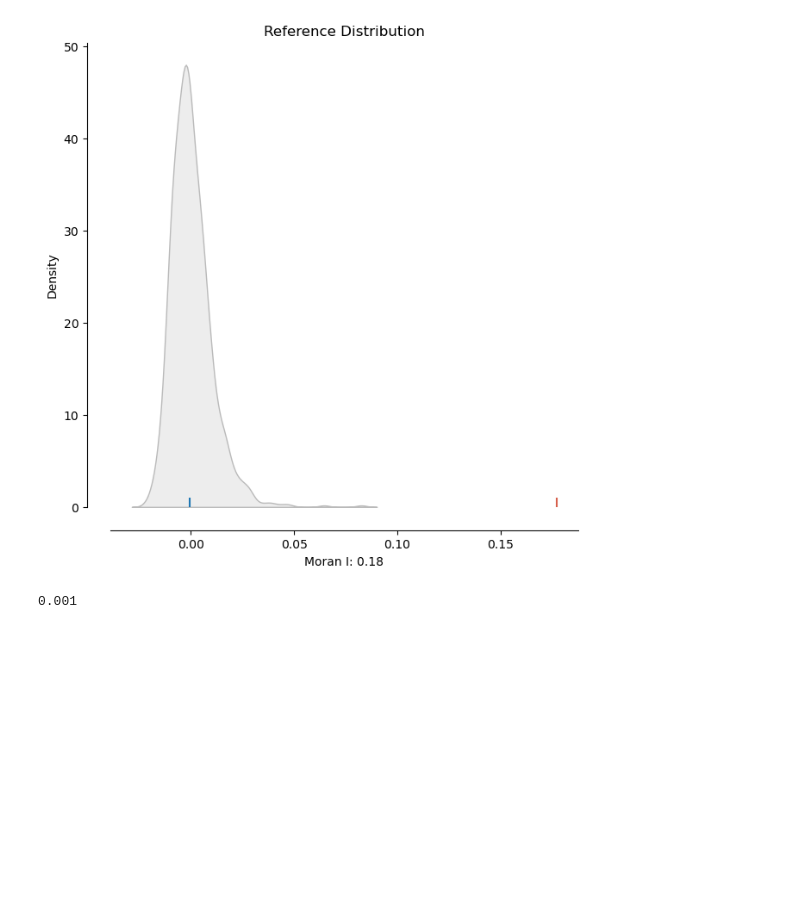
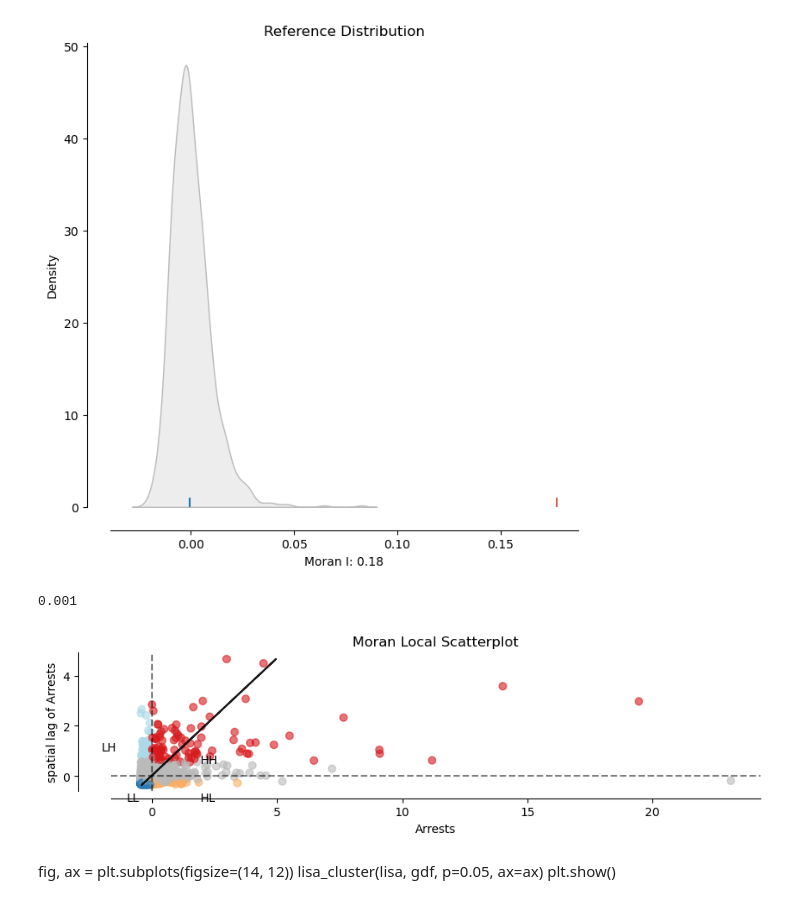
Before and after one commit to babakbadakhshan/Los-Angeles-arrest, a Jupyter notebook: SpatialAutocorrelation.ipynb, the cells around one changed output. Cells and saved outputs as stored; diff of their text form; code cells hidden in the pictures; blank space fills up the shorter version.

Commit message:
results for the Local Moran's I

```diff
--- a/SpatialAutocorrelation.ipynb
+++ b/SpatialAutocorrelation.ipynb
@@ -257,3 +257,25 @@ plot_moran_simulation(moran,aspect_equal=False)
 moran.p_sim
 # %% [output]
 0.001
+# %%
+# calculate local moran values
+
+lisa = esda.moran.Moran_Local(y, wq)
+# %%
+fig, ax = plt.subplots(figsize=(10,15))
+moran_scatterplot(lisa, ax=ax, p=0.05)
+ax.set_xlabel('Arrests')
+ax.set_ylabel('spatial lag of Arrests')
+
+
+plt.text(1.95, 0.5, "HH", fontsize=10)
+plt.text(1.95, -1, "HL", fontsize=10)
+plt.text(-2, 1, "LH", fontsize=10)
+plt.text(-1, -1, "LL", fontsize=10)
+plt.show()
+# %% [output]
+[figure, added]
+# %% [markdown]
+fig, ax = plt.subplots(figsize=(14, 12))
+lisa_cluster(lisa, gdf, p=0.05, ax=ax)
+plt.show()
```
Also changed, not shown: parts of 1 cell of this notebook.
